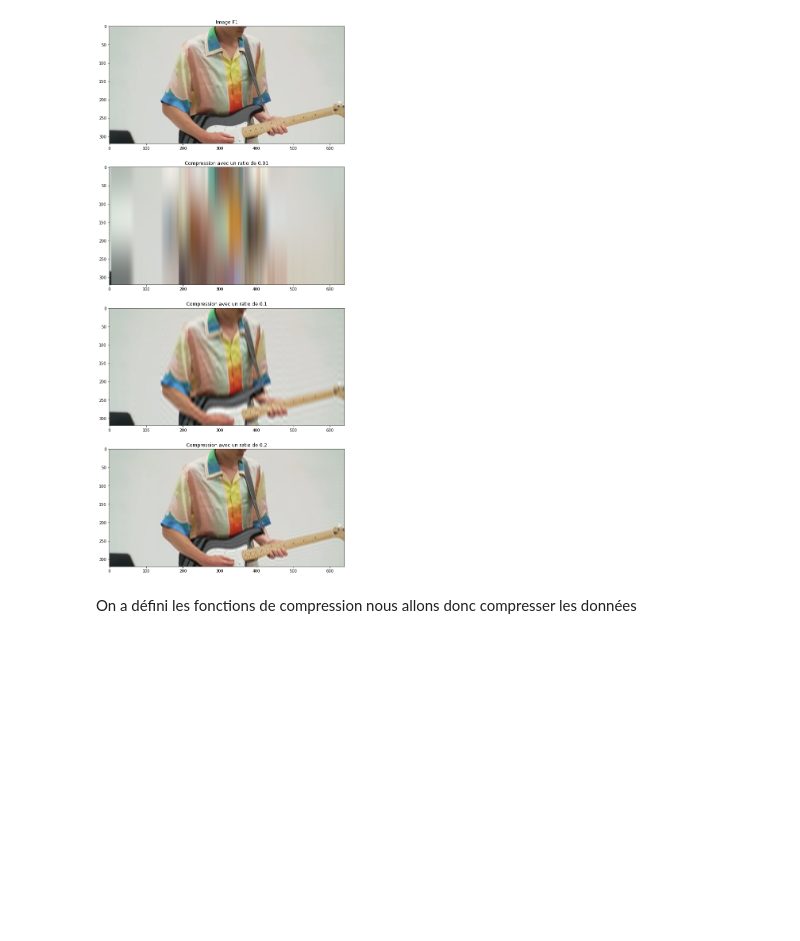
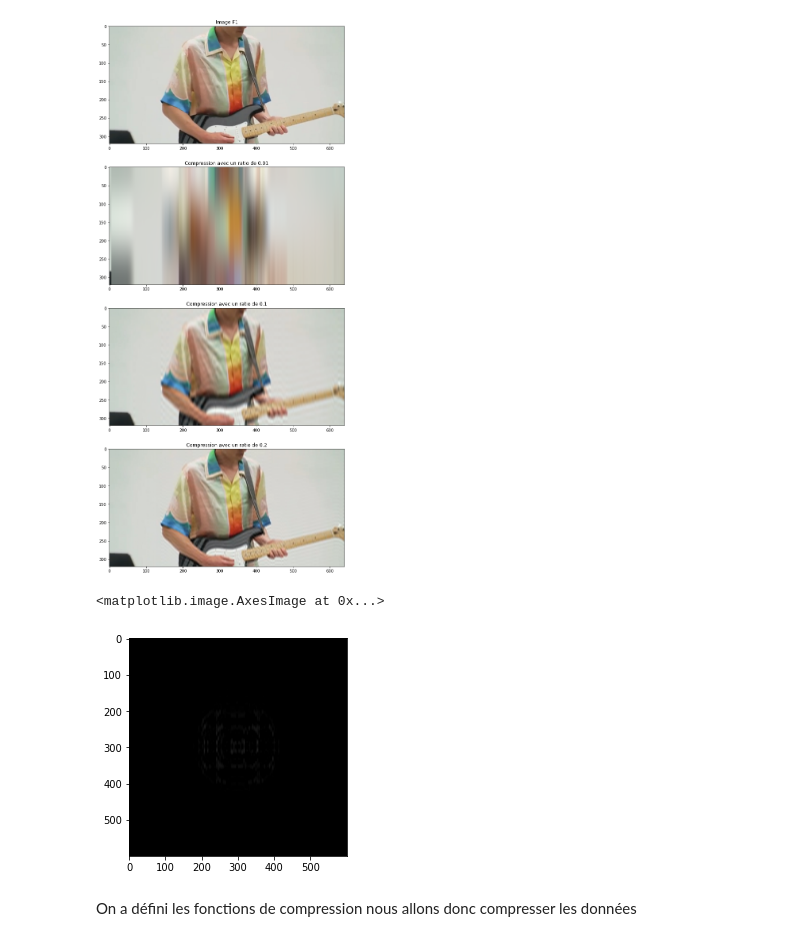
Before and after one commit to Bast-94/cv-practical-works-2023, a Jupyter notebook: tp2/notebook.ipynb, the cells around one changed output. Cells and saved outputs as stored; diff of their text form; code cells hidden in the pictures; blank space fills up the shorter version.

```diff
--- a/tp2/notebook.ipynb
+++ b/tp2/notebook.ipynb
@@ -433,7 +433,6 @@ def get_compressed_coeff(img_array:np.ndarray,compression_ratio:float,cut=False)
         np.ndarray: coefficients compressés
     """
     coeff = get_dct(img=img_array)
-    num_coeff = int(compression_ratio*len(coeff))
     h = int(compression_ratio*coeff.shape[0])
     w = int(compression_ratio*coeff.shape[1])
     coeff[h:,w:] = 0
@@ -473,3 +472,8 @@ assert reconstruct_with_cut(get_compressed_coeff(epsilon,0.1,cut=True),epsilon.s
+# %%
+plt.imshow(get_reconstructed_image(get_idct(get_compressed_coeff(epsilon,0.1))))
+# %% [output]
+<matplotlib.image.AxesImage at 0x...>
+[figure, added]
 # %% [markdown]
 On a défini les fonctions de compression nous allons donc compresser les données
 # %%
```
Also changed, not shown: parts of 3 cells of this notebook, 2 other files.
